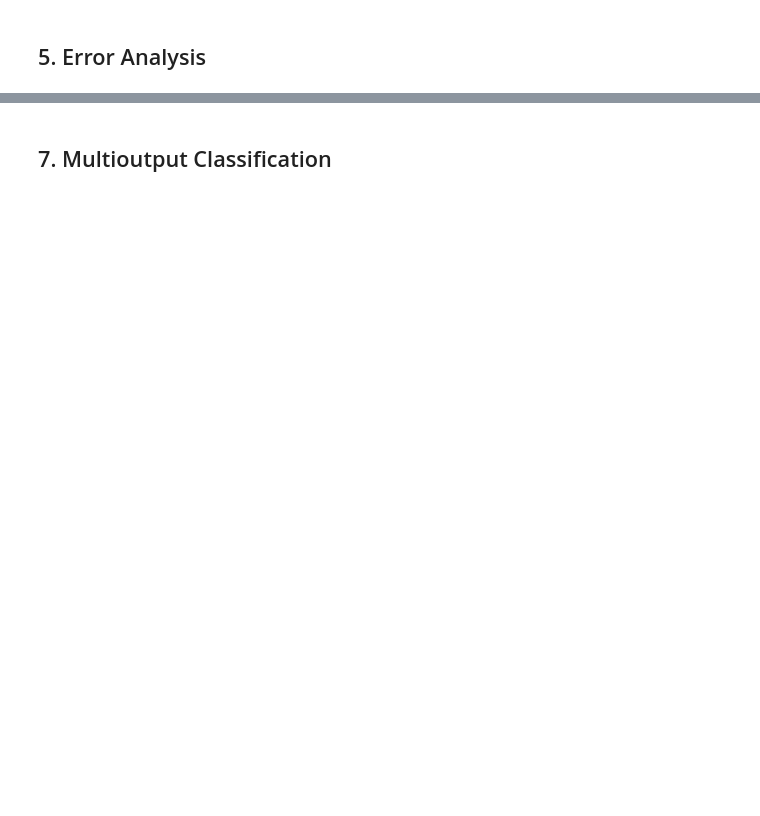
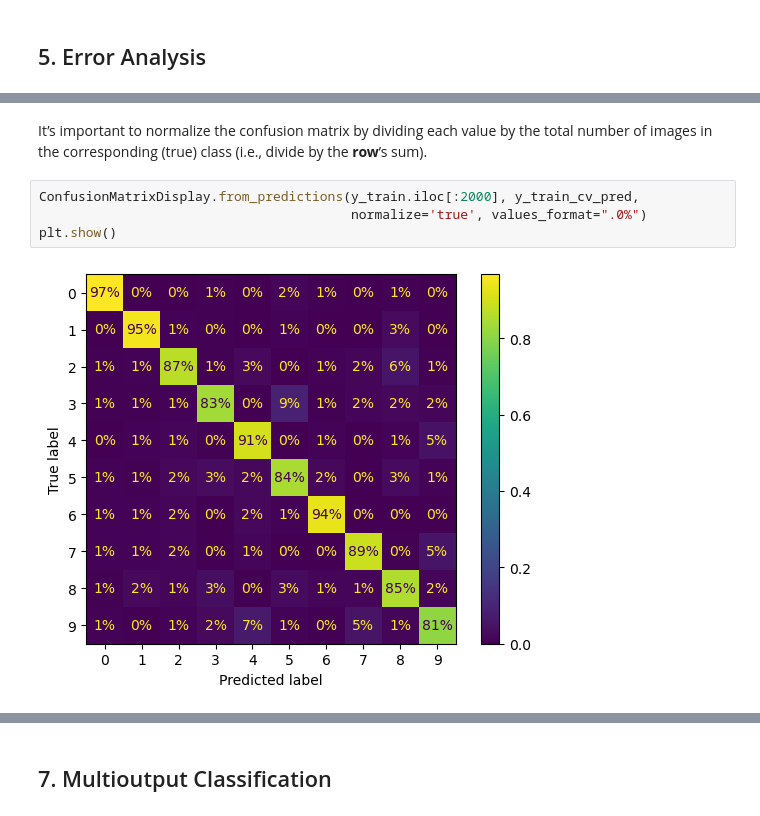
Before and after one commit to JinDai666/Hands-On-ML-Notes, a Jupyter notebook: ch03-classification/ch03_classification.ipynb, the cells around one changed output, grey strips where cells are left out. Drawn from its saved outputs; the diff is of its cells as text; blank space fills up the shorter version.

```diff
--- a/ch03-classification/ch03_classification.ipynb
+++ b/ch03-classification/ch03_classification.ipynb
@@ -261,0 +321,8 @@ For the code above, how to make pipeline?
+# %% [markdown]
+It’s important to normalize the confusion matrix by dividing each value by the total number of images in the corresponding (true) class (i.e., divide by the **row**’s sum).
+# %%
+ConfusionMatrixDisplay.from_predictions(y_train.iloc[:2000], y_train_cv_pred,
+                                        normalize='true', values_format=".0%")
+plt.show()
+# %% [output]
+[figure, added]
```
Also changed, not shown: parts of 24 cells of this notebook.
